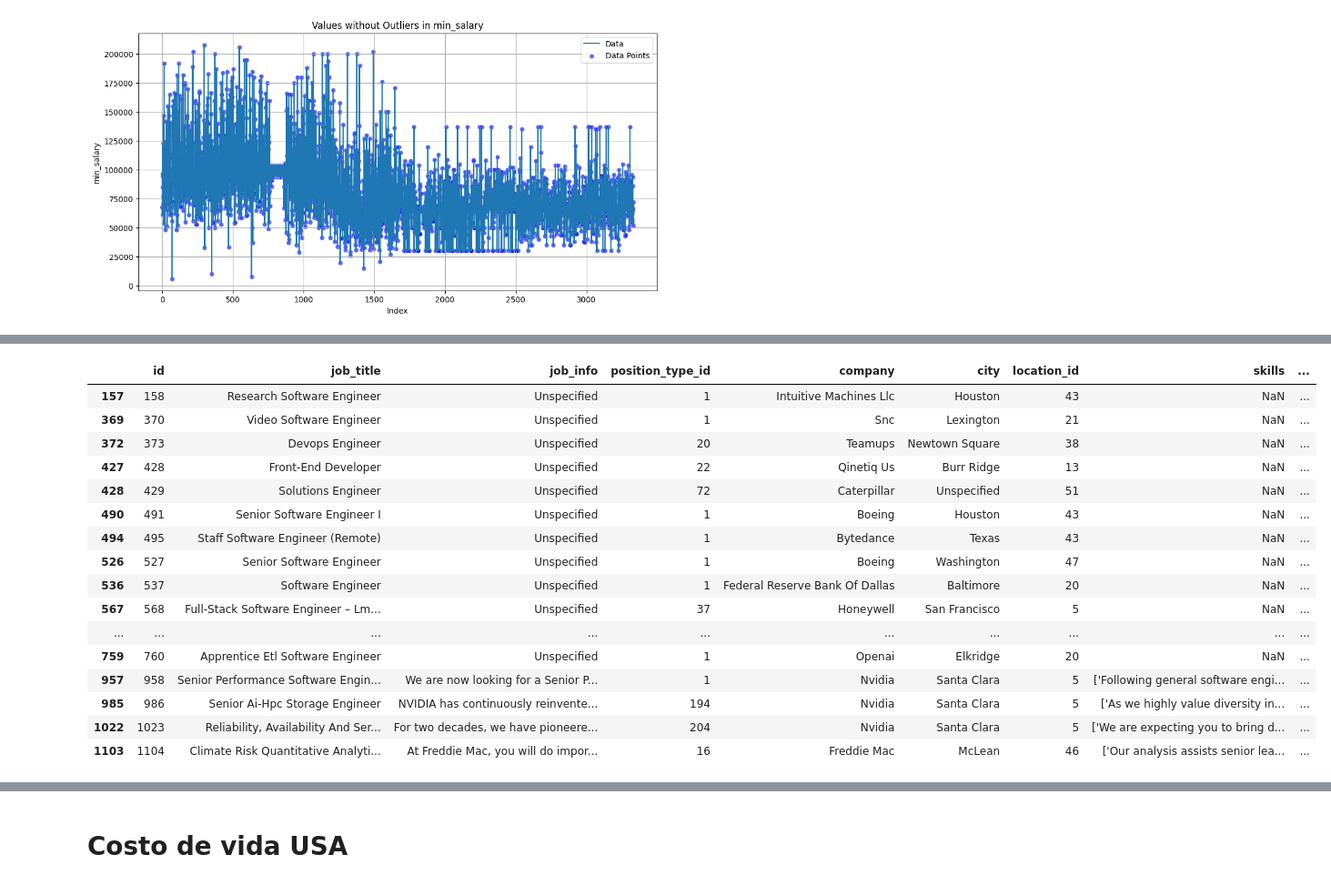
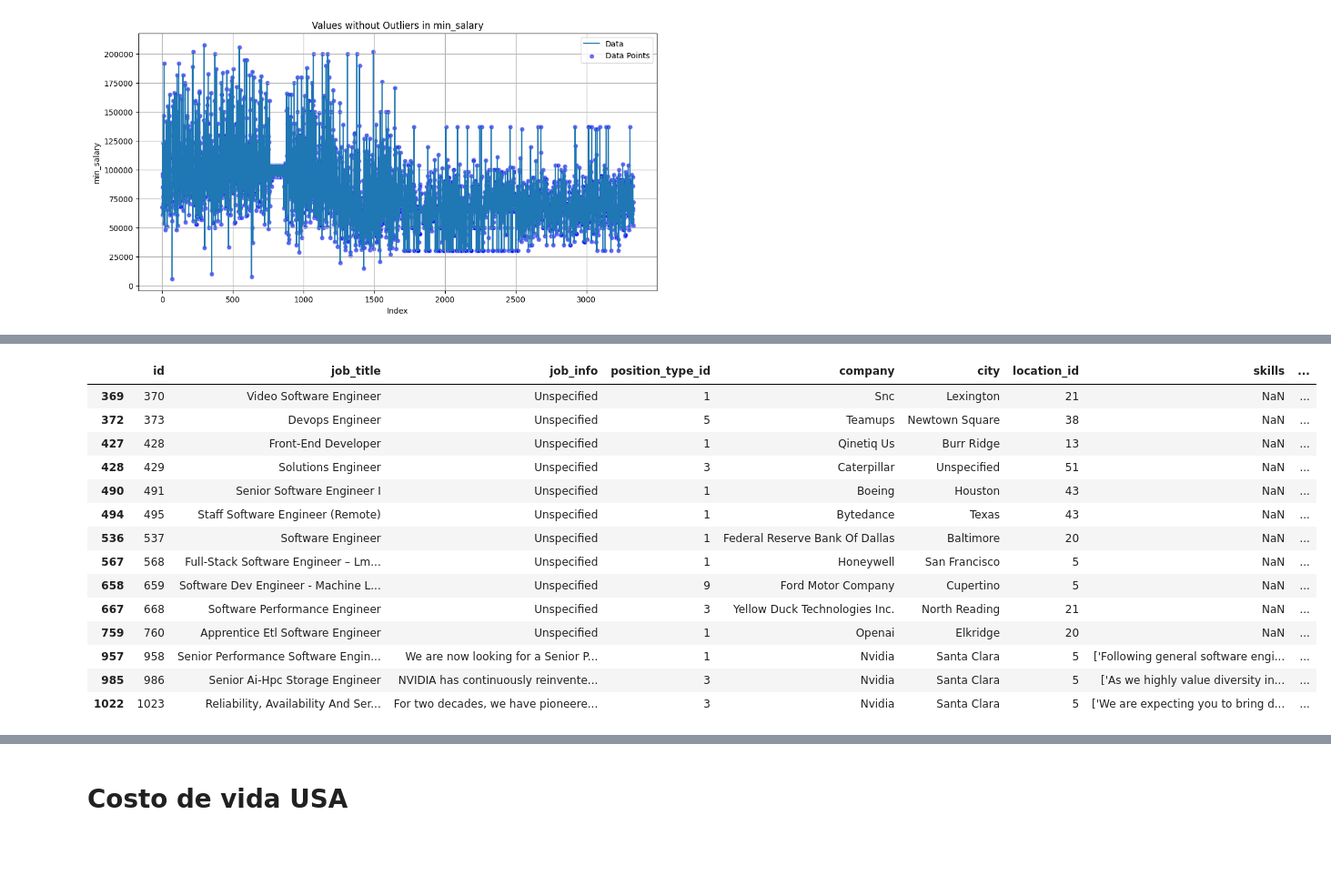
Before and after one commit to No-Country-simulation/c20-67-m-data-bi, a Jupyter notebook: ETL_EDA/USA Clean.ipynb, the cells around one changed output, grey strips where cells are left out. Shown at 91% size. Saved outputs shown, nothing was run; the diff lists cells and outputs as text; code cells hidden in the pictures; blank space fills up the shorter version.

```diff
--- a/ETL_EDA/USA Clean.ipynb
+++ b/ETL_EDA/USA Clean.ipynb
@@ -778,0 +868,2 @@ memory usage: 494.9+ KB
+# %%
+job_postings['industry'] = job_postings['industry'].replace(industry_clean)
@@ -778,0 +890,29 @@ memory usage: 494.9+ KB
+# %%
+sector_translation = {
+    'Seguros': 'Insurance',
+    'Finanzas': 'Finance',
+    'Tecnologías de la información': 'Information Technology',
+    'Manufactura': 'Manufacturing',
+    'Aeroespacial y defensa': 'Aerospace & Defense',
+    'Ventas al mayoreo y al menudeo': 'Wholesale & Retail',
+    'Recursos humanos': 'Human Resources',
+    'Audiovisual y medios de comunicación': 'Media & Entertainment',
+    'Salud': 'Health Care',
+    'Administración y consultoría': 'Business Services',
+    'Servicios de construcción, reparación y mantenimiento': 'Construction, Repair & Maintenance',
+    'Gobierno y administración pública': 'Government & Public Administration',
+    'Energía, minería e infraestructura pública': 'Energy, Mining & Public Infrastructure',
+    'Farmacéutica y biotecnología': 'Biotech & Pharmaceuticals',
+    'Servicios personales al consumidor': 'Consumer Services',
+    'Hoteles y complejos turísticos': 'Hotels & Resorts',
+    'Telecomunicaciones': 'Telecommunications',
+    'Artes y entretenimiento': 'Arts & Entertainment',
+    'Transporte y logística': 'Transportation & Logistics',
+    'ONG y Organizaciones sin fines de lucro': 'Non-Profit Organizations',
+    'Restaurantes y servicios de comidas': 'Restaurants & Food Services',
+    'Aerospace & Defense': 'Aerospace & Defense',
+    'Health Care': 'Health Care',
+    '-1': 'Unspecified',
+}
+# %%
+job_postings['sector'] = job_postings['sector'].replace(sector_translation)
@@ -1072,3 +1257,5 @@ display(jobs_min_outliers)
+# %%
+job_postings = job_postings.drop(indices_jobs)
 # %%
 detect_and_plot_outliers(job_postings, 'max_salary')
 # %% [output]
@@ -1093,24 +1283,22 @@ Data after removing outliers: 3313
 # %%
-indices_jobs = [157, 369, 372, 427, 428, 490, 494, 526, 536, 567, 578, 658, 667, 668, 743, 759, 957, 985, 1022, 1103]
+indices_jobs = [369, 372, 427, 428, 490, 494, 536, 567, 658, 667, 759, 957, 985, 1022]
 
 jobs_max_outliers = job_postings.loc[indices_jobs]
 
 display(jobs_max_outliers)
 # %% [output]
 |  | id | job_title | job_info | position_type_id | company | city | location_id | skills | ... |
-| 157 | 158 | Research Software Engineer | Unspecified | 1 | Intuitive Machines Llc | Houston | 43 | NaN | ... |
 | 369 | 370 | Video Software Engineer | Unspecified | 1 | Snc | Lexington | 21 | NaN | ... |
-| 372 | 373 | Devops Engineer | Unspecified | 20 | Teamups | Newtown Square | 38 | NaN | ... |
-| 427 | 428 | Front-End Developer | Unspecified | 22 | Qinetiq Us | Burr Ridge | 13 | NaN | ... |
-| 428 | 429 | Solutions Engineer | Unspecified | 72 | Caterpillar | Unspecified | 51 | NaN | ... |
+| 372 | 373 | Devops Engineer | Unspecified | 5 | Teamups | Newtown Square | 38 | NaN | ... |
+| 427 | 428 | Front-End Developer | Unspecified | 1 | Qinetiq Us | Burr Ridge | 13 | NaN | ... |
+| 428 | 429 | Solutions Engineer | Unspecified | 3 | Caterpillar | Unspecified | 51 | NaN | ... |
 | 490 | 491 | Senior Software Engineer I | Unspecified | 1 | Boeing | Houston | 43 | NaN | ... |
 | 494 | 495 | Staff Software Engineer (Remote) | Unspecified | 1 | Bytedance | Texas | 43 | NaN | ... |
-| 526 | 527 | Senior Software Engineer | Unspecified | 1 | Boeing | Washington | 47 | NaN | ... |
 | 536 | 537 | Software Engineer | Unspecified | 1 | Federal Reserve Bank Of Dallas | Baltimore | 20 | NaN | ... |
-| 567 | 568 | Full-Stack Software Engineer – Lm... | Unspecified | 37 | Honeywell | San Francisco | 5 | NaN | ... |
-| ... | ... | ... | ... | ... | ... | ... | ... | ... | ... |
+| 567 | 568 | Full-Stack Software Engineer – Lm... | Unspecified | 1 | Honeywell | San Francisco | 5 | NaN | ... |
+| 658 | 659 | Software Dev Engineer - Machine L... | Unspecified | 9 | Ford Motor Company | Cupertino | 5 | NaN | ... |
+| 667 | 668 | Software Performance Engineer | Unspecified | 3 | Yellow Duck Technologies Inc. | North Reading | 21 | NaN | ... |
 | 759 | 760 | Apprentice Etl Software Engineer | Unspecified | 1 | Openai | Elkridge | 20 | NaN | ... |
 | 957 | 958 | Senior Performance Software Engin... | We are now looking for a Senior P... | 1 | Nvidia | Santa Clara | 5 | ['Following general software engi... | ... |
-| 985 | 986 | Senior Ai-Hpc Storage Engineer | NVIDIA has continuously reinvente... | 194 | Nvidia | Santa Clara | 5 | ['As we highly value diversity in... | ... |
-| 1022 | 1023 | Reliability, Availability And Ser... | For two decades, we have pioneere... | 204 | Nvidia | Santa Clara | 5 | ['We are expecting you to bring d... | ... |
-| 1103 | 1104 | Climate Risk Quantitative Analyti... | At Freddie Mac, you will do impor... | 16 | Freddie Mac | McLean | 46 | ['Our analysis assists senior lea... | ... |
+| 985 | 986 | Senior Ai-Hpc Storage Engineer | NVIDIA has continuously reinvente... | 3 | Nvidia | Santa Clara | 5 | ['As we highly value diversity in... | ... |
+| 1022 | 1023 | Reliability, Availability And Ser... | For two decades, we have pioneere... | 3 | Nvidia | Santa Clara | 5 | ['We are expecting you to bring d... | ... |
```
Also changed, not shown: parts of 28 cells of this notebook, 3 other files.
